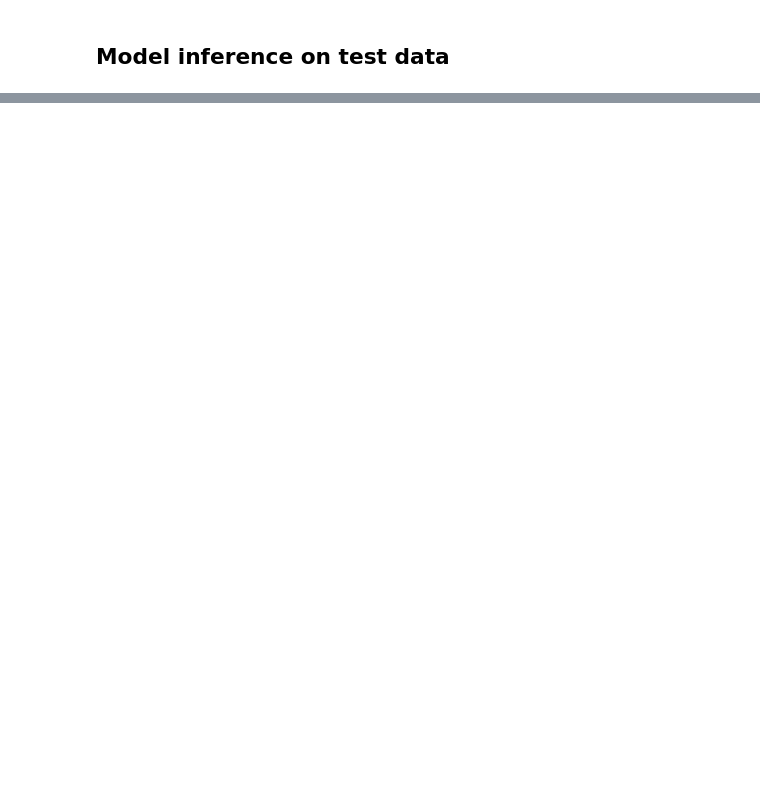
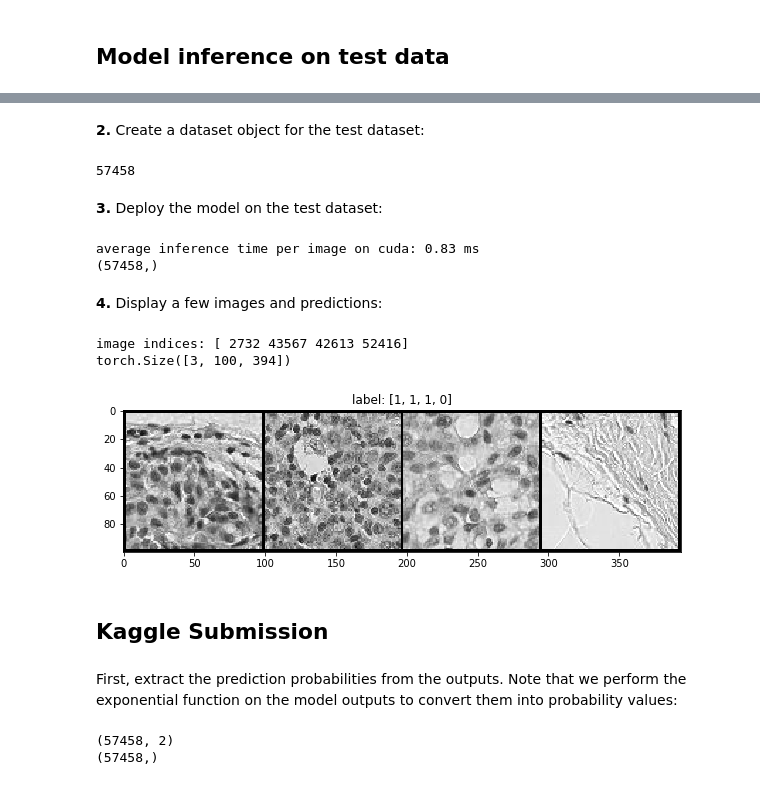
Before and after one commit to rahiakela/pytorch-computer-vision-cookbook, a Jupyter notebook: 2-binary-image-classification/2_deploying_binary_image_classification_model.ipynb, the cells around one changed output, grey strips where cells are left out. Cells and saved outputs as stored; diff of their text form; code cells hidden in the pictures; blank space fills up the shorter version.

```diff
--- a/2-binary-image-classification/2_deploying_binary_image_classification_model.ipynb
+++ b/2-binary-image-classification/2_deploying_binary_image_classification_model.ipynb
@@ -241,6 +231,7 @@ if torch.cuda.is_available():
 the helper function returns the model outputs and ground truth labels as NumPy
 arrays for the dataset. Also, the inference time per image on the CUDA device is estimated to be 0.74 ms. Later, we will see the inference time on the CPU device.
 # %%
+import time
 def deploy_model(model, dataset, device, num_classes=2, sanity_check=False):
 
   len_data = len(dataset)
@@ -249,7 +240,7 @@ def deploy_model(model, dataset, device, num_classes=2, sanity_check=False):
   y_out = torch.zeros(len_data, num_classes)
 
   # initialize ground truth on CPU: due to GPU memory limits
-  y_gt = torch.zeros((len_data), dtype="uint8")
+  y_gt = np.zeros((len_data), dtype="uint8")
 
   # move model to device
   model = model.to(device)
@@ -290,9 +272,9 @@ class HistoCancerDataset(Dataset):
     # path to images
     img_path = os.path.join(data_dir, data_type)
     # get a list of images
-    filenames = os.listdir(img_path)
+    self.filenames = os.listdir(img_path)
     # get the full path to images
-    self.full_filenames = [os.path.join(img_path, f) for f in filenames]
+    self.full_filenames = [os.path.join(img_path, f) for f in self.filenames]
 
     # labels are in a csv file named train_labels.csv
     csv_filename = data_type + "_labels.csv"
@@ -303,7 +285,7 @@ class HistoCancerDataset(Dataset):
     labels_df.set_index("id", inplace=True)
 
     # obtain labels from data frame
-    self.labels = [labels_df.loc[filename[:-4]].values[0] for filename in filenames]
+    self.labels = [labels_df.loc[filename[:-4]].values[0] for filename in self.filenames]
     self.transform = transform
 
   def __len__(self):
@@ -365,0 +377,65 @@ As an example, try increasing the number of CNN filters by setting initial_filte
+# %% [markdown]
+**2.** Create a dataset object for the test dataset:
+# %%
+histo_test = HistoCancerDataset(data_dir, data_transformer, data_type="test")
+print(len(histo_test))
+# %% [output]
+57458
+# %% [markdown]
+**3.** Deploy the model on the test dataset:
+# %%
+y_test_out, _ = deploy_model(cnn_model, histo_test, device, sanity_check=False)
+
+y_test_pred = np.argmax(y_test_out, axis=1)
+print(y_test_pred.shape)
+# %% [output]
+average inference time per image on cuda: 0.83 ms
+(57458,)
+# %% [markdown]
+**4.** Display a few images and predictions:
+# %%
+np.random.seed(0)
+
+
+def show(img, y, color=False):
+    # convert tensor to numpy array
+    npimg = img.numpy()
+
+    # Convert to H*W*C shape
+    npimg_tr=np.transpose(npimg, (1, 2, 0))
+
+    if color==False:
+        npimg_tr=npimg_tr[:, :, 0]
+        plt.imshow(npimg_tr, interpolation='nearest', cmap="gray")
+    else:
+        # display images
+        plt.imshow(npimg_tr, interpolation='nearest')
+    plt.title("label: "+str(y))
+
+grid_size=4
+rnd_inds=np.random.randint(0, len(histo_test), grid_size)
+print("image indices:", rnd_inds)
+
+x_grid_test=[histo_test[i][0] for i in range(grid_size)]
+y_grid_test=[y_test_pred[i] for i in range(grid_size)]
+
+x_grid_test=utils.make_grid(x_grid_test, nrow=4, padding=2)
+print(x_grid_test.shape)
+
+plt.rcParams['figure.figsize'] = (10.0, 5)
+show(x_grid_test,y_grid_test)
+# %% [output]
+image indices: [ 2732 43567 42613 52416]
+torch.Size([3, 100, 394])
+[figure, added]
+# %% [markdown]
+## Kaggle Submission
+# %% [markdown]
+First, extract the prediction probabilities from the outputs. Note that we perform the exponential function on the model outputs to convert them into probability values:
+# %%
+print(y_test_out.shape)
+cancer_preds = np.exp(y_test_out[:, 1])
+print(cancer_preds.shape)
+# %% [output]
+(57458, 2)
+(57458,)
```
Also changed, not shown: parts of 19 cells of this notebook.
